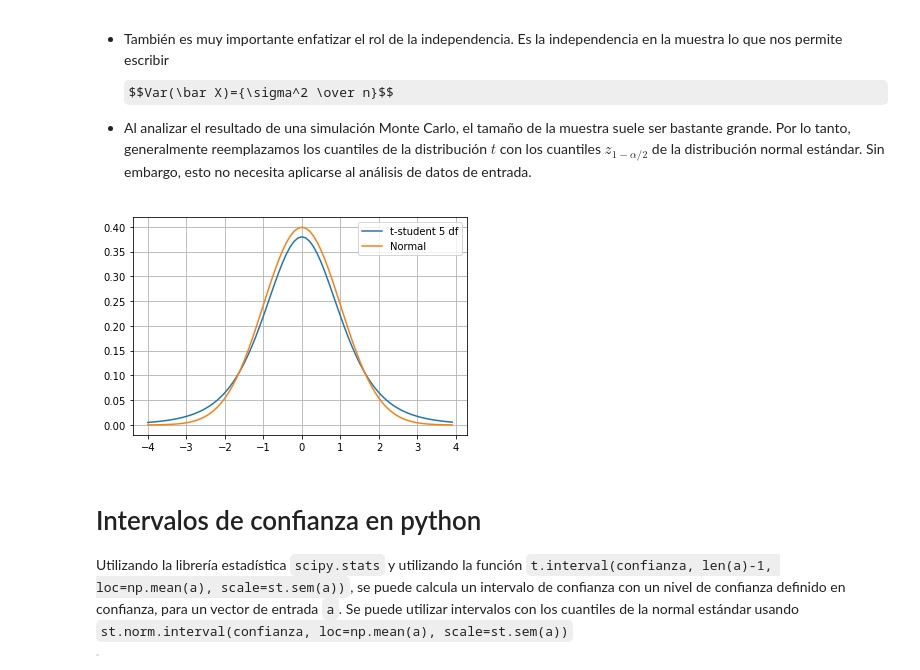
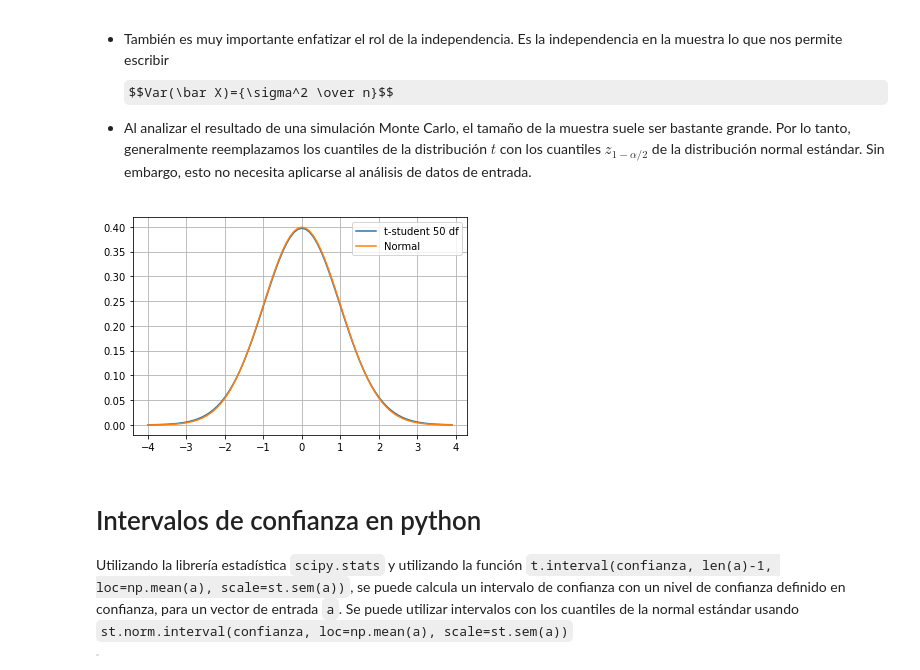
Before and after one commit to Miriam1999/SPF-2021-I, a Jupyter notebook: TEMA-2/Clase16_PruebasDeBondadYAjuste.ipynb, the cells around one changed output. Cells and saved outputs as stored; diff of their text form; code cells hidden in the pictures; some formulas as TeX source.

```diff
--- a/TEMA-2/Clase16_PruebasDeBondadYAjuste.ipynb
+++ b/TEMA-2/Clase16_PruebasDeBondadYAjuste.ipynb
@@ -46,18 +52,18 @@ import matplotlib.pyplot as plt
 # %%
 # Gráfica t-student
 # %matplotlib inline
 dat = np.arange(-4,4,.1)
 # for i in range(1):
-GL = 5
+GL = 50
 y = st.t.pdf(dat,df=GL)
 y1 = st.norm.pdf(dat)
 plt.plot(dat, y, label=f't-student {GL} df')
 plt.plot(dat, y1, label='Normal')
 plt.legend()
 plt.grid()
 plt.show()
 # %% [output]
-[figure, old version]
+[figure, new version]
 # %% [markdown]
 # Intervalos de confianza en python
 
```
Also changed, not shown: parts of 4 cells of this notebook, 3 other files.
